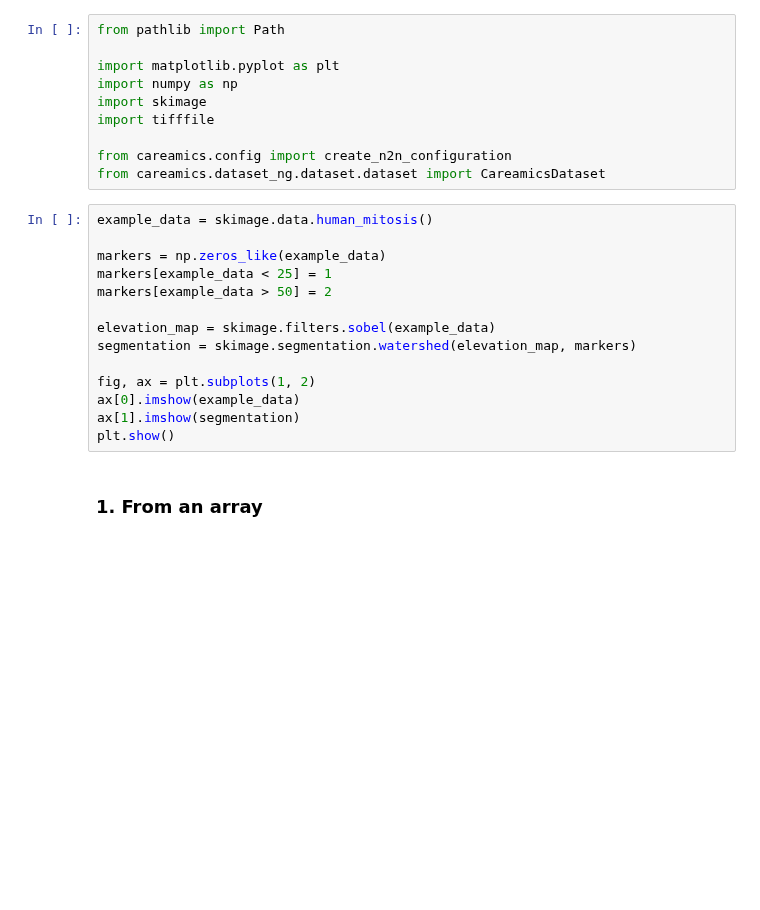
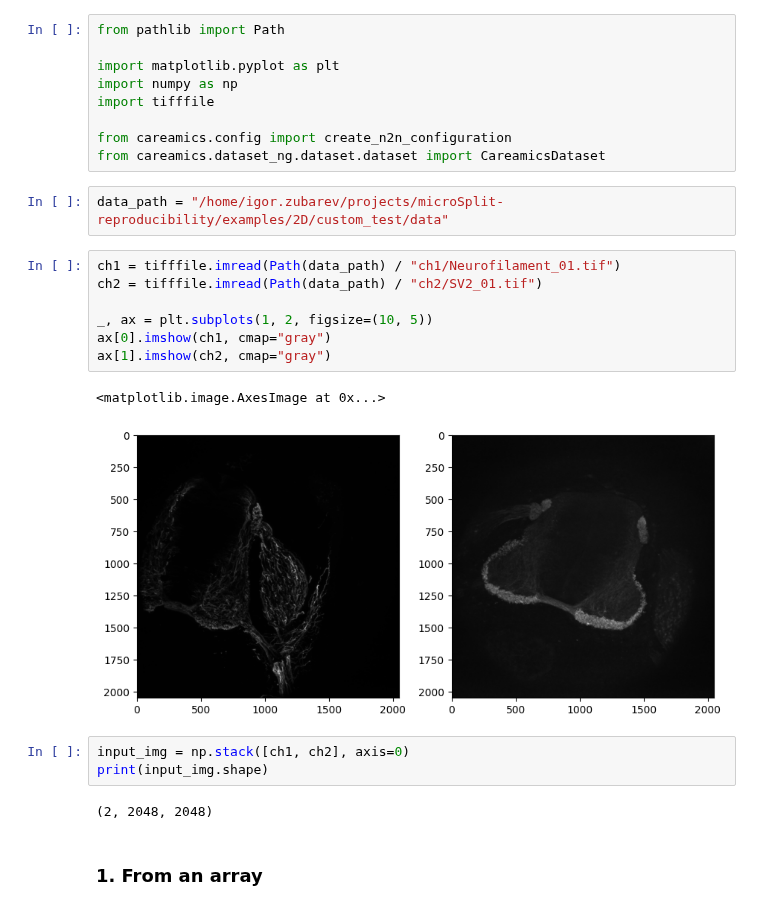
Before and after one commit to CAREamics/careamics, a Jupyter notebook: src/careamics/dataset_ng/demo_dataset.ipynb, the cells around one changed output. Drawn from its saved outputs; the diff is of its cells as text; blank space fills up the shorter version.

```diff
--- a/src/careamics/dataset_ng/demo_dataset.ipynb
+++ b/src/careamics/dataset_ng/demo_dataset.ipynb
@@ -3,24 +3,26 @@ from pathlib import Path
 
 import matplotlib.pyplot as plt
 import numpy as np
-import skimage
 import tifffile
 
 from careamics.config import create_n2n_configuration
 from careamics.dataset_ng.dataset.dataset import CareamicsDataset
+# %%
+data_path = "/home/igor.zubarev/projects/microSplit-reproducibility/examples/2D/custom_test/data"
 # %%
-example_data = skimage.data.human_mitosis()
+ch1 = tifffile.imread(Path(data_path) / "ch1/Neurofilament_01.tif")
+ch2 = tifffile.imread(Path(data_path) / "ch2/SV2_01.tif")
 
-markers = np.zeros_like(example_data)
-markers[example_data < 25] = 1
-markers[example_data > 50] = 2
-
-elevation_map = skimage.filters.sobel(example_data)
-segmentation = skimage.segmentation.watershed(elevation_map, markers)
-
-fig, ax = plt.subplots(1, 2)
-ax[0].imshow(example_data)
-ax[1].imshow(segmentation)
-plt.show()
+_, ax = plt.subplots(1, 2, figsize=(10, 5))
+ax[0].imshow(ch1, cmap="gray")
+ax[1].imshow(ch2, cmap="gray")
+# %% [output]
+<matplotlib.image.AxesImage at 0x...>
+[figure, added]
+# %%
+input_img = np.stack([ch1, ch2], axis=0)
+print(input_img.shape)
+# %% [output]
+(2, 2048, 2048)
 # %% [markdown]
 ### 1. From an array
```
Also changed, not shown: parts of 3 cells of this notebook, 9 other files.
